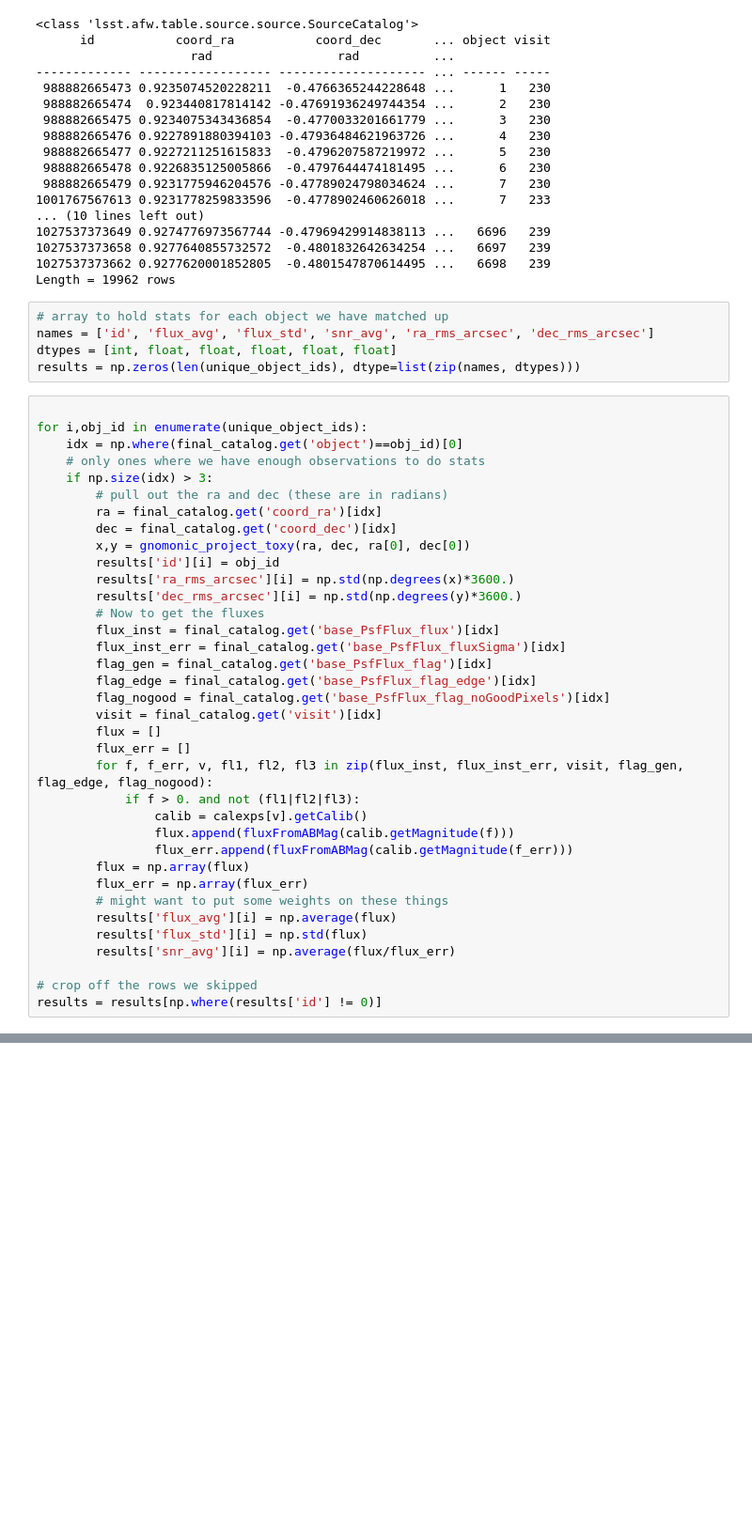
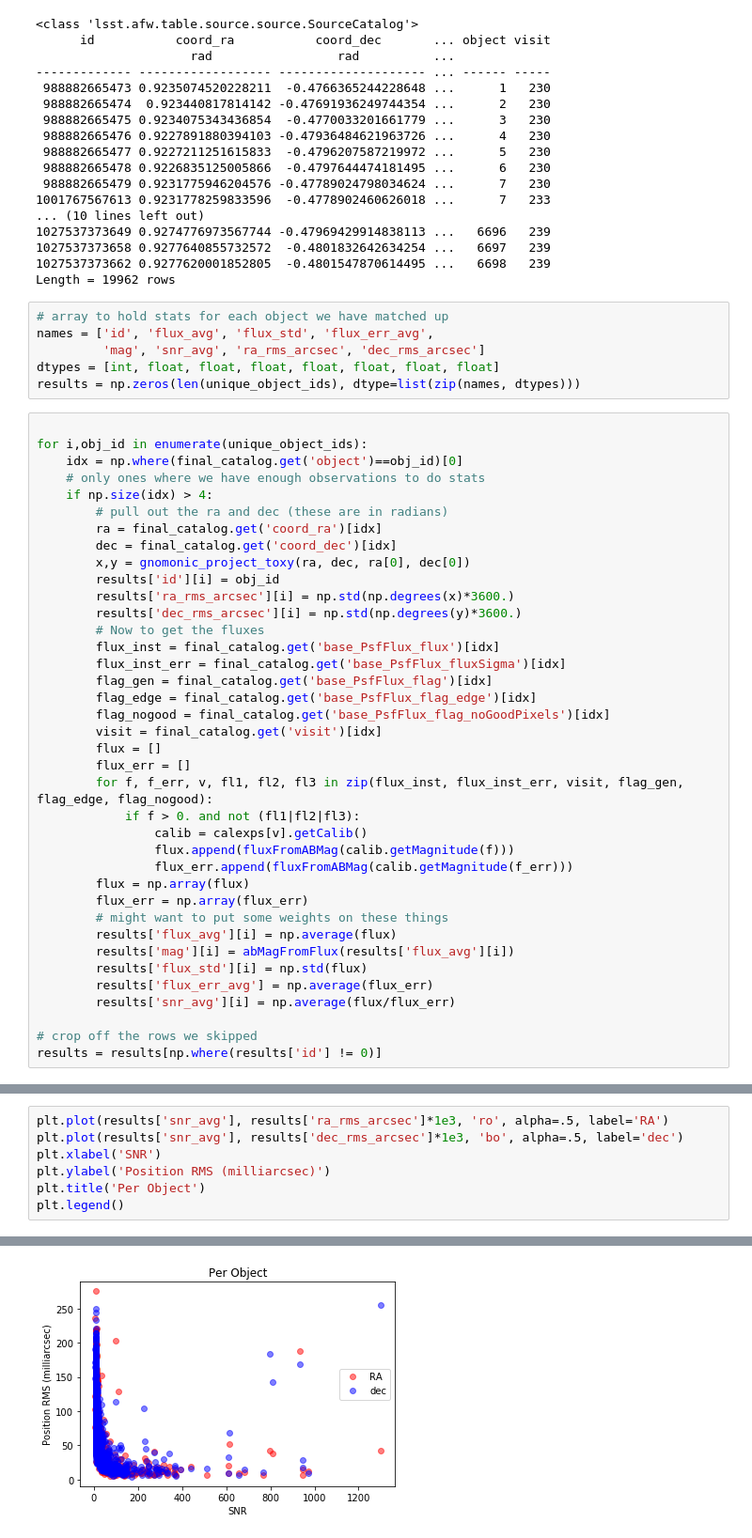
Before and after one commit to lsst-sitcom/notebooks, a Jupyter notebook: astrometry_precision.ipynb, the cells around one changed output, grey strips where cells are left out. Shown at 94% size. Drawn from its saved outputs; the diff is of its cells as text; blank space fills up the shorter version.

```diff
--- a/astrometry_precision.ipynb
+++ b/astrometry_precision.ipynb
@@ -93,15 +93,16 @@ final_catalog
 Length = 19962 rows
 # %%
 # array to hold stats for each object we have matched up
-names = ['id', 'flux_avg', 'flux_std', 'snr_avg', 'ra_rms_arcsec', 'dec_rms_arcsec']
-dtypes = [int, float, float, float, float, float]
+names = ['id', 'flux_avg', 'flux_std', 'flux_err_avg',
+         'mag', 'snr_avg', 'ra_rms_arcsec', 'dec_rms_arcsec']
+dtypes = [int, float, float, float, float, float, float, float]
 results = np.zeros(len(unique_object_ids), dtype=list(zip(names, dtypes)))
 # %%
 
 for i,obj_id in enumerate(unique_object_ids):
     idx = np.where(final_catalog.get('object')==obj_id)[0]
     # only ones where we have enough observations to do stats
-    if np.size(idx) > 3:
+    if np.size(idx) > 4:
         # pull out the ra and dec (these are in radians)
         ra = final_catalog.get('coord_ra')[idx]
         dec = final_catalog.get('coord_dec')[idx]
@@ -127,7 +128,9 @@ for i,obj_id in enumerate(unique_object_ids):
         flux_err = np.array(flux_err)
         # might want to put some weights on these things
         results['flux_avg'][i] = np.average(flux)
+        results['mag'][i] = abMagFromFlux(results['flux_avg'][i])
         results['flux_std'][i] = np.std(flux)
+        results['flux_err_avg'] = np.average(flux_err)
         results['snr_avg'][i] = np.average(flux/flux_err)
 
 # crop off the rows we skipped
@@ -160,0 +138,8 @@ plt.plot(x,y, 'ko')
+# %%
+plt.plot(results['snr_avg'], results['ra_rms_arcsec']*1e3, 'ro', alpha=.5, label='RA')
+plt.plot(results['snr_avg'], results['dec_rms_arcsec']*1e3, 'bo', alpha=.5, label='dec')
+plt.xlabel('SNR')
+plt.ylabel('Position RMS (milliarcsec)')
+plt.title('Per Object')
+plt.legend()
+# %% [output]
@@ -160,0 +147 @@ plt.plot(x,y, 'ko')
+[figure, added]
```
Also changed, not shown: parts of 15 cells of this notebook.
